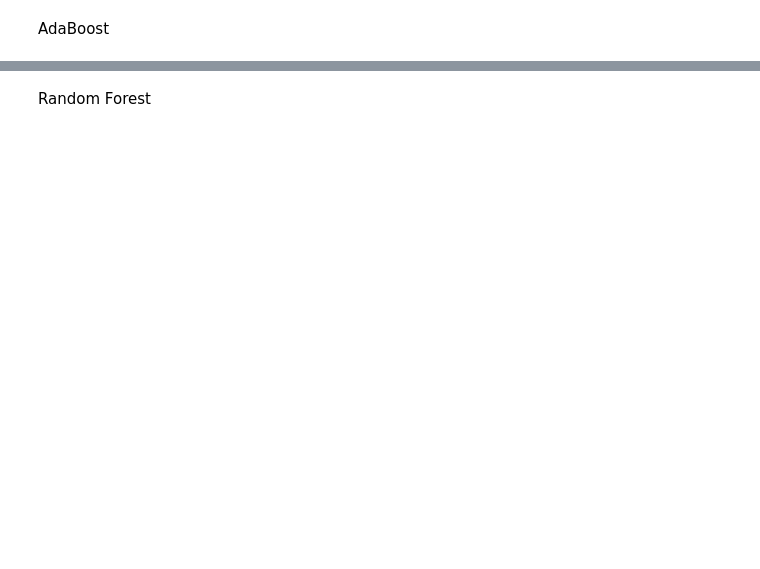
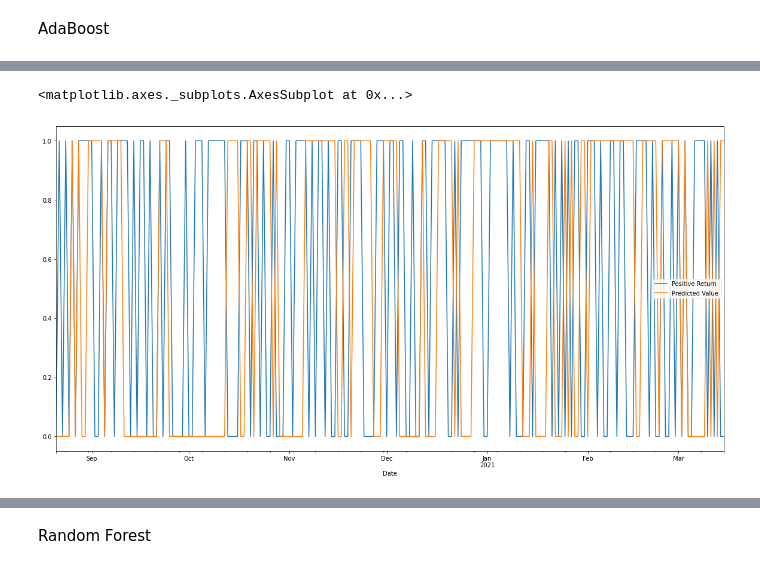
Before and after one commit to maxla777/Project-2, a Jupyter notebook: Monique/ML_models.ipynb, the cells around one changed output, grey strips where cells are left out. Saved outputs shown, nothing was run; the diff lists cells and outputs as text; code cells hidden in the pictures; blank space fills up the shorter version.

Commit message:
started metrics updating in Colaboratory

```diff
--- a/Monique/ML_models.ipynb
+++ b/Monique/ML_models.ipynb
@@ -143,0 +175,4 @@ print(f"Testing End: {testing_end}")
+# %%
+x_var_list = ['crossover_signal', 'vol_trend_signal', 'bollinger_signal']
+eth_signals = eth_data[x_var_list].copy()
+eth_signals.head()
@@ -144,6 +187,6 @@ print(f"Testing End: {testing_end}")
 # %%
 # Construct the X_train and y_train datasets
-X_train = trading_signals_df[x_var_list][training_start:training_end]
-y_train = trading_signals_df['Positive Return'][training_start:training_end]
+X_train = eth_signals[x_var_list][training_start:training_end]
+y_train = eth_data['Positive Return'][training_start:training_end]
 
 X_train.tail()
@@ -150,6 +201,6 @@ X_train.tail()
 # %%
 # Construct the X test and y test datasets
-X_test = trading_signals_df[x_var_list][testing_start:testing_end]
-y_test = trading_signals_df['Positive Return'][testing_start:testing_end]
+X_test = eth_signals[x_var_list][testing_start:testing_end]
+y_test = eth_data['Positive Return'][testing_start:testing_end]
 
 X_test.tail()
@@ -161,15 +221,16 @@ from sklearn.tree import DecisionTreeClassifier
 # %%
 # Fit a SKLearn linear regression using the training set (X_train, y_train):
-# model = AdaBoostClassifier(
-#    DecisionTreeClassifier(max_depth=1),
-#    n_estimators=100
-#)
-# model.fit(X_train, y_train)
+model = AdaBoostClassifier(
+    DecisionTreeClassifier(max_depth=1),
+    n_estimators=300,
+    random_state=0
+)
+model.fit(X_train, y_train)
 
 # Make a prediction of "y" values from the X_test dataset
-# predictions = model.predict(X_test)
+AB_predictions = model.predict(X_test)
 
 # Assemble actual y data (y_test) with predicted y data (from just above) into two columns in a dataframe:
-# Results = y_test.to_frame()
-# Results["Predicted Value"] = predictions
-# Results
+Results = y_test.to_frame()
+Results["Predicted Value"] = AB_predictions
+Results
@@ -175,0 +252,5 @@ from sklearn.tree import DecisionTreeClassifier
+# %%
+Results[['Positive Return','Predicted Value']].plot(figsize=(20,10))
+# %% [output]
+<matplotlib.axes._subplots.AxesSubplot at 0x...>
+[figure, added]
```
Also changed, not shown: parts of 13 cells of this notebook.
